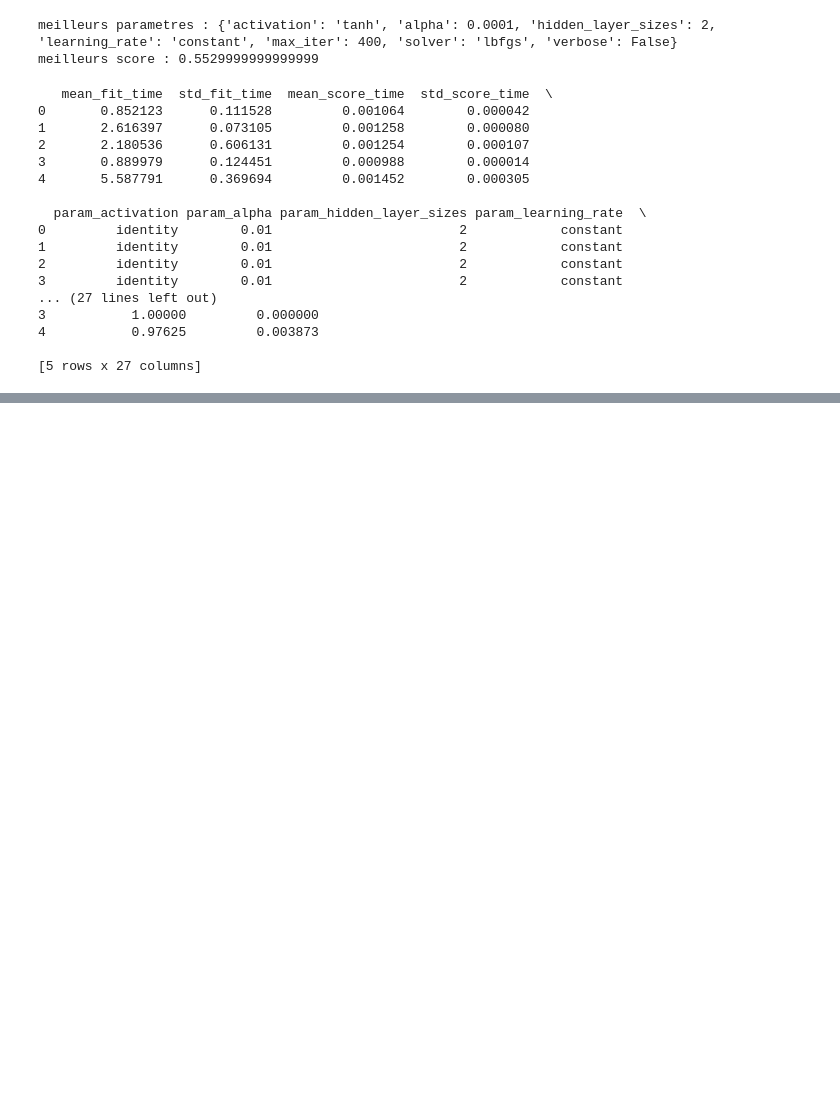
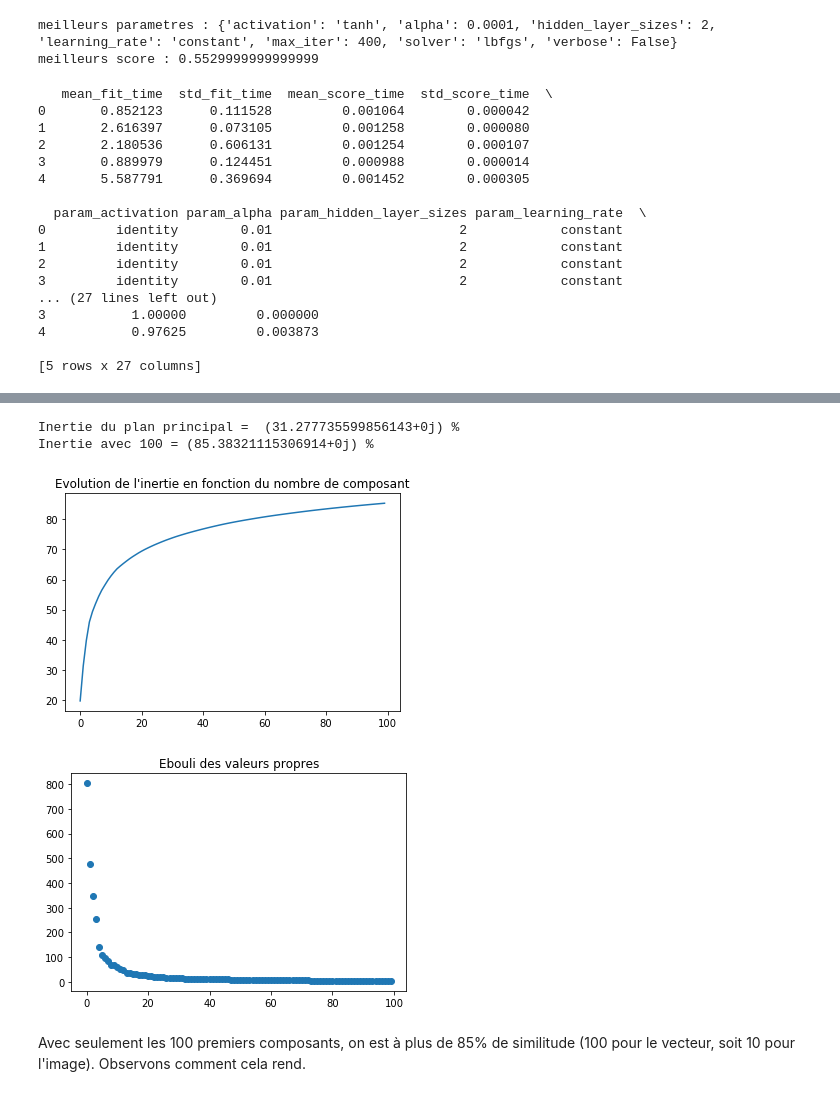
Before and after one commit to FloDarPie/projetIA, a Jupyter notebook: projet_global.ipynb, the cells around one changed output, grey strips where cells are left out. Drawn from its saved outputs; the diff is of its cells as text; code cells hidden in the pictures; blank space fills up the shorter version.

```diff
--- a/projet_global.ipynb
+++ b/projet_global.ipynb
@@ -213,0 +228,9 @@ X_alea, Xtest_alea, y_alea, yt_alea = chargement_donnees(0.2)
+# %%
+valeurs_propres = acp_premier(100)
+# %% [output]
+Inertie du plan principal =  (31.277735599856143+0j) %
+Inertie avec 100 = (85.38321115306914+0j) %
+[figure, added]
+[figure, added]
+# %% [markdown]
+Avec seulement les 100 premiers composants, on est à plus de 85% de similitude (100 pour le vecteur, soit 10 pour l'image). Observons comment cela rend.
```
Also changed, not shown: parts of 28 cells of this notebook, 1 other file.
